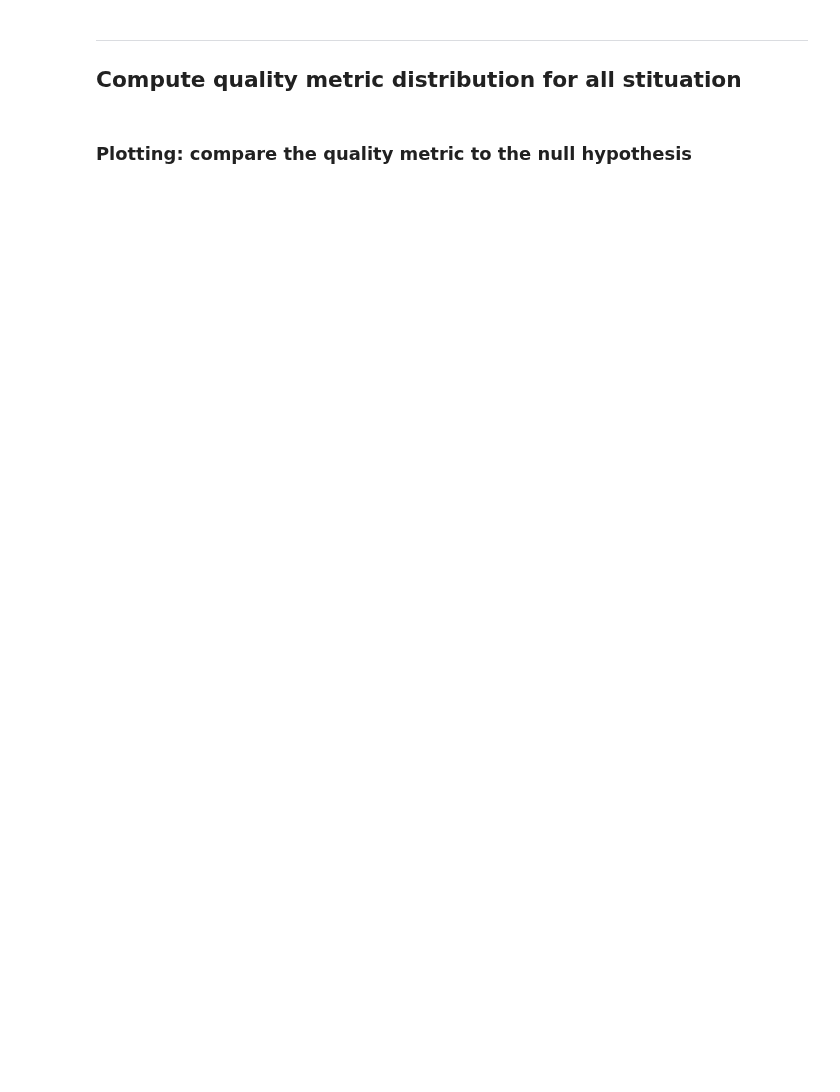
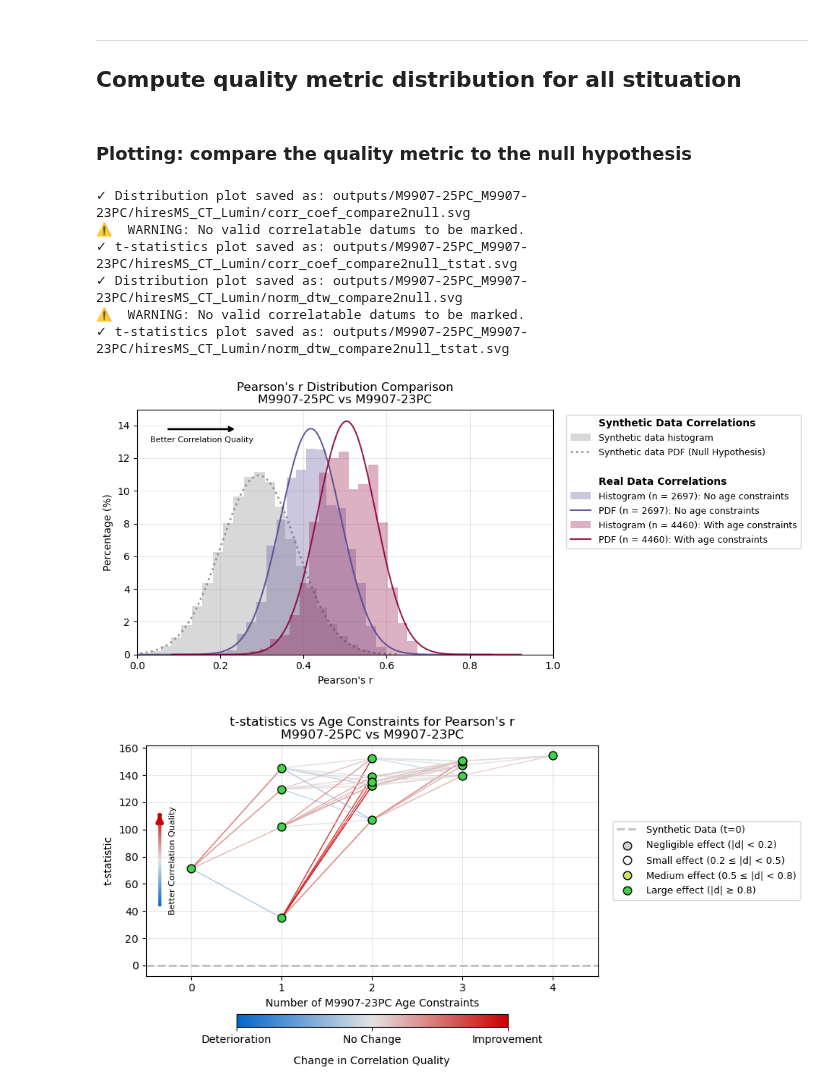
Before and after one commit to GeoLarryLai/pyCoreRelator, a Jupyter notebook: pyCoreRelator_compare2Null.ipynb, the cells around one changed output. Drawn from its saved outputs; the diff is of its cells as text; code cells hidden in the pictures; blank space fills up the shorter version.

```diff
--- a/pyCoreRelator_compare2Null.ipynb
+++ b/pyCoreRelator_compare2Null.ipynb
@@ -275,7 +277,9 @@ for quality_index in target_quality_indices:
 # Define output figure filenames
 output_figure_filenames = {}
 for quality_index in target_quality_indices:
-    output_figure_filenames[quality_index] = f'outputs/{CORE_A}_{CORE_B}/{"_".join(LOG_COLUMNS)}/{quality_index}_compare2null.png'
+    # output_figure_filenames[quality_index] = f'outputs/{CORE_A}_{CORE_B}/{"_".join(LOG_COLUMNS)}/{quality_index}_compare2null.png'
+    output_figure_filenames[quality_index] = f'outputs/{CORE_A}_{CORE_B}/{"_".join(LOG_COLUMNS)}/{quality_index}_compare2null.svg'
+
 
 # Define animated gifs showing progressive constraint addition
 output_gif_filenames = {}
@@ -291,47 +295,56 @@ if not os.path.exists(sequential_mappings_csv):
 
 # Step 1: Calculate statistics (run once)
 calculate_quality_comparison_t_statistics(
     target_quality_indices=target_quality_indices,
     master_csv_filenames=master_csv_filenames,
     synthetic_csv_filenames=synthetic_csv_filenames,
     CORE_A=CORE_A,
     CORE_B=CORE_B,
     mute_mode=False
 )
 
 # Step 2: Plot results
 plot_quality_comparison_t_statistics(
     target_quality_indices=target_quality_indices,
     master_csv_filenames=master_csv_filenames,
     synthetic_csv_filenames=synthetic_csv_filenames,
     CORE_A=CORE_A,
     CORE_B=CORE_B,
     mute_mode=True,
     save_fig=True,
     output_figure_filenames=output_figure_filenames,
     save_gif=False,
     output_gif_filenames=output_gif_filenames,
     max_frames=40,
     plot_real_data_histogram=True,
     plot_age_removal_step_pdf=False,
     show_best_datum_match=True,
     sequential_mappings_csv=sequential_mappings_csv
 )
 
-plot_quality_comparison_t_statistics(
-    target_quality_indices=target_quality_indices,
-    master_csv_filenames=master_csv_filenames,
-    synthetic_csv_filenames=synthetic_csv_filenames,
-    CORE_A=CORE_A,
-    CORE_B=CORE_B,
-    mute_mode=True,
-    save_fig=False,
-    output_figure_filenames=output_figure_filenames,
-    save_gif=True,
-    output_gif_filenames=output_gif_filenames,
-    max_frames=40,
-    plot_real_data_histogram=False,
-    plot_age_removal_step_pdf=True,
-    show_best_datum_match=True,
-    sequential_mappings_csv=sequential_mappings_csv
-)
+# plot_quality_comparison_t_statistics(
+#     target_quality_indices=target_quality_indices,
+#     master_csv_filenames=master_csv_filenames,
+#     synthetic_csv_filenames=synthetic_csv_filenames,
+#     CORE_A=CORE_A,
+#     CORE_B=CORE_B,
+#     mute_mode=True,
+#     save_fig=False,
+#     output_figure_filenames=output_figure_filenames,
+#     save_gif=True,
+#     output_gif_filenames=output_gif_filenames,
+#     max_frames=40,
+#     plot_real_data_histogram=False,
+#     plot_age_removal_step_pdf=True,
+#     show_best_datum_match=True,
+#     sequential_mappings_csv=sequential_mappings_csv
+# )
+# %% [output]
+✓ Distribution plot saved as: outputs/M9907-25PC_M9907-23PC/hiresMS_CT_Lumin/corr_coef_compare2null.svg
+⚠️  WARNING: No valid correlatable datums to be marked.
+✓ t-statistics plot saved as: outputs/M9907-25PC_M9907-23PC/hiresMS_CT_Lumin/corr_coef_compare2null_tstat.svg
+✓ Distribution plot saved as: outputs/M9907-25PC_M9907-23PC/hiresMS_CT_Lumin/norm_dtw_compare2null.svg
+⚠️  WARNING: No valid correlatable datums to be marked.
+✓ t-statistics plot saved as: outputs/M9907-25PC_M9907-23PC/hiresMS_CT_Lumin/norm_dtw_compare2null_tstat.svg
+[figure, added]
+[figure, added]
```
Also changed, not shown: parts of 6 cells of this notebook, 2 other files.
